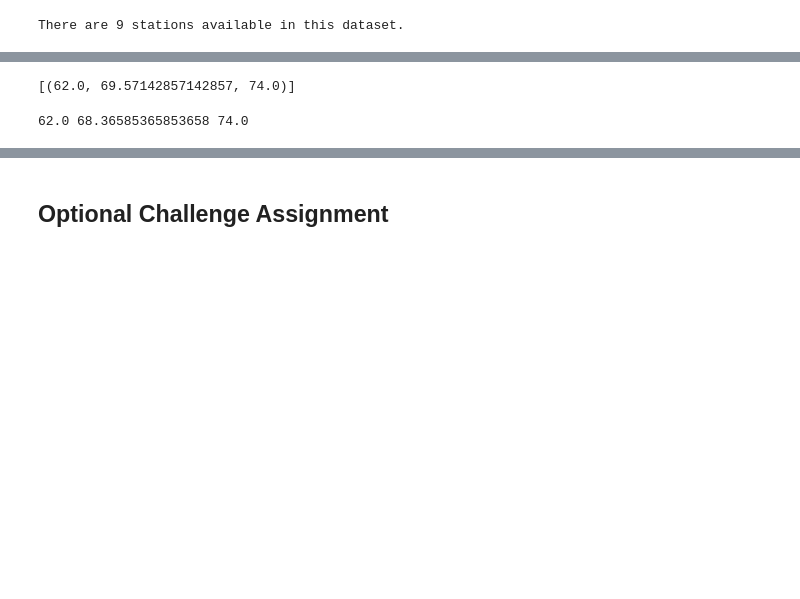
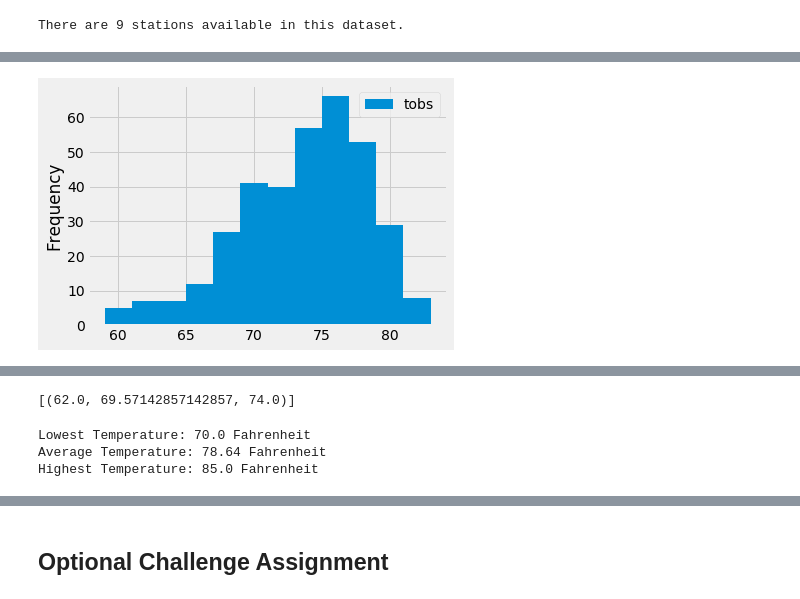
Before and after one commit to mdonatiello/Homework10_AdvancedDataStorage-Retrieval_MDonatiello, a Jupyter notebook: Instructions/climate_starter_MDonatiello.ipynb, the cells around one changed output, grey strips where cells are left out. Drawn from its saved outputs; the diff is of its cells as text; code cells hidden in the pictures; blank space fills up the shorter version.

```diff
--- a/Instructions/climate_starter_MDonatiello.ipynb
+++ b/Instructions/climate_starter_MDonatiello.ipynb
@@ -175,0 +205,17 @@ AttributeError: Neither 'InstrumentedAttribute' object nor 'Comparator' object a
+# %%
+#Filter by the station with the highest number of observations.
+last_date = session.query(measurement.date).order_by(measurement.date.desc()).first()
+print("Last date =", last_date)
+year_ago = dt.date(2017, 8, 23) -dt.timedelta(days=365)
+print("Year ago =", year_ago)
+
+year_ago = dt.datetime(2016, 8, 22)
+last_date = dt.datetime(2017, 8, 23)
+
+most_active_station = 'USC00519281'
+
+most_active_tobs_12_mos = session.query(measurement.date, measurement.station, measurement.tobs).\
+    filter(measurement.date >= year_ago).\
+    filter(measurement.date <= last_date).\
+    filter(measurement.station == most_active_station).all()
+most_active_tobs_12_mos
@@ -175,0 +242,4 @@ AttributeError: Neither 'InstrumentedAttribute' object nor 'Comparator' object a
+# %%
+#plot the results as a histogram
+most_active_tobs_12_mos_df = pd.DataFrame(most_active_tobs_12_mos, columns = ['date', 'station','tobs'])
+most_active_tobs_12_mos_df.head()
@@ -175,0 +253,17 @@ AttributeError: Neither 'InstrumentedAttribute' object nor 'Comparator' object a
+# %%
+most_active_tobs_12_mos_df.set_index('date', inplace = True)
+# %%
+fig, ax = plt.subplots()
+most_active_tobs_12_mos_df.plot.hist(bins = 12, ax = ax)
+
+#set labels
+ax.set_ylabel('Frequency')
+
+#save figure
+plt.savefig("Images/12monthtobs.png")
+
+#plot
+plt.tight_layout()
+plt.show()
+# %% [output]
+[figure, added]
@@ -199,8 +295,15 @@ print(calc_temps('2012-02-28', '2012-03-05'))
 # %%
 # Use your previous function `calc_temps` to calculate the tmin, tavg, and tmax
 # for your trip using the previous year's data for those same dates.
+trip_temps = calc_temps('2017-08-09', '2017-08-23')
+
+print(f"Lowest Temperature: {trip_temps[0][0]} Fahrenheit")
+print(f"Average Temperature: {round(trip_temps[0][1], 2)} Fahrenheit")
+print(f"Highest Temperature: {trip_temps[0][2]} Fahrenheit")
 # %% [output]
-62.0 68.36585365853658 74.0
+Lowest Temperature: 70.0 Fahrenheit
+Average Temperature: 78.64 Fahrenheit
+Highest Temperature: 85.0 Fahrenheit
 # %%
 # Plot the results from your previous query as a bar chart.
 # Use "Trip Avg Temp" as your Title
```
Also changed, not shown: parts of 20 cells of this notebook, 3 other files.
